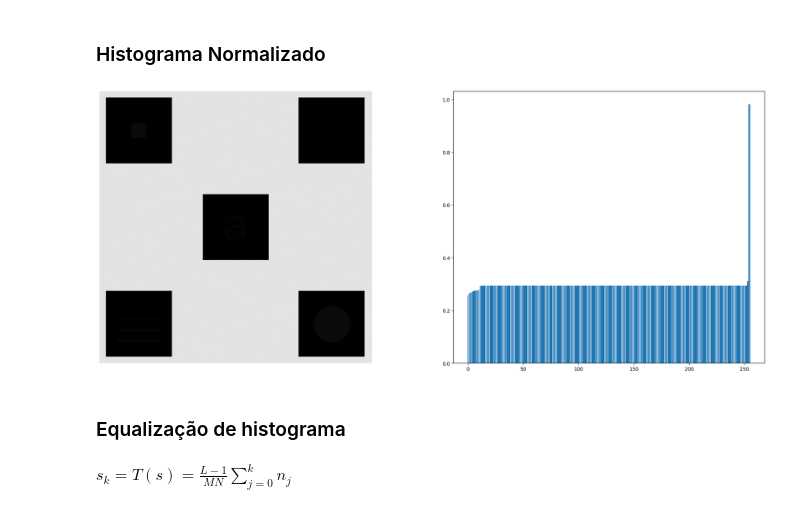
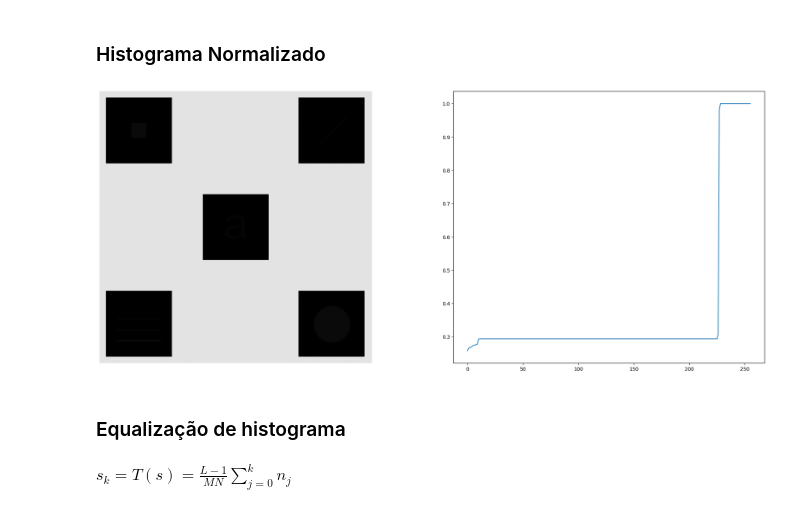
Before and after one commit to eriksonJAguiar/Processamento-imagens, a Jupyter notebook: Codigos/Histograma.ipynb, the cells around one changed output. Saved outputs shown, nothing was run; the diff lists cells and outputs as text; code cells hidden in the pictures.

```diff
--- a/Codigos/Histograma.ipynb
+++ b/Codigos/Histograma.ipynb
@@ -114,15 +114,7 @@ plt.show()
         - bins: (np.array) lista de intervalos de bins calculados
 '''
 def histogram(image, bins=256):
-    #converter a imagem para o tipo 8bits
-    image = image.astype("uint8")
-    #calcular a largura dos bins para definir os números de intervalos
-    bins_width = (image.max() + image.min())/ n_bins
-    #array vazio que será armazenado os valores do histograma
-    hist = np.zeros(n_bins)
-    #Calculando a lista de intervalo dos bins
-    bins = [i * bins_width for i in range(n_bins+1)]
-    #calculo do histograma
-    hist = [np.sum(np.logical_and(image >= bins[i], image < bins[i+1])) for i in range(n_bins)]
+    #calcula a frequencia de pixels na imagem
+    hist = np.array([np.sum(image == i) for i in range(bins)])
 
-    return np.array(hist), np.array(bins)
+    return np.array(hist)
@@ -227,32 +214,31 @@ plt.show()
 '''
 def normalized_histogram(image, bins=256):
     #calcula o histogram de cores utilizando a função anterior
-    hist, bins = histogram(image.flatten(), bins)
+    hist = histogram(image, bins)
     #calcula o tamanho da imagem x e y
     M, N = image.shape
     # calcula o histograma normalizado
     hist_c = np.array([np.sum(hist[:i+1])/(M*N) for i in range(len(hist))])
-    bins = np.array(bins)
 
-    return hist_c, bins
+    return hist_c
 # %%
-hist_c, bins = normalized_histogram(img_gray, bins=256)
+hist_c = normalized_histogram(img_gray, bins=256)
 # %%
 plt.figure(figsize=(25,10))
 
 plt.subplot(121)
 plt.imshow(img_gray, vmin=0, vmax=255, cmap="gray")
 plt.axis("off")
 
 plt.subplot(122)
-plt.bar(range(256), hist_c)
+plt.plot(range(256), hist_c)
 plt.show()
 # %% [output]
-[figure, old version]
+[figure, new version]
 # %% [markdown]
 ### Equalização de histograma
-# %% [markdown]
-$s_k = T(s) = \frac{L-1}{MN} \sum_{j=0}^{k} n_{j}$
+# %% [markdown]
+$s_k = T(s) = \frac{L-1}{MN} \sum_{j=0}^{k} n_j$
 # %%
 '''
     Função de equalização de histograma
```
Also changed, not shown: parts of 10 cells of this notebook, 2 other files.
